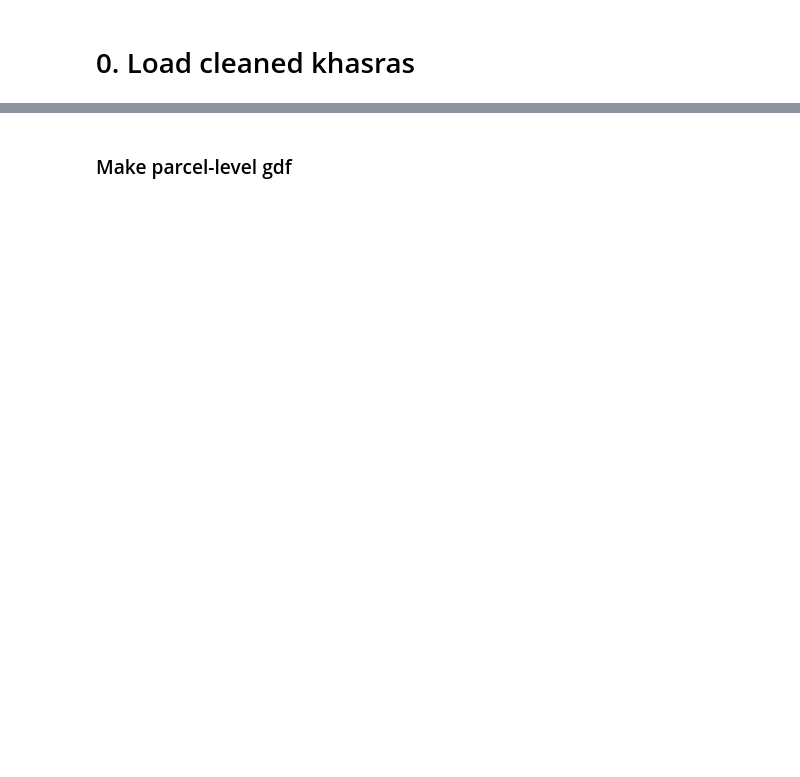
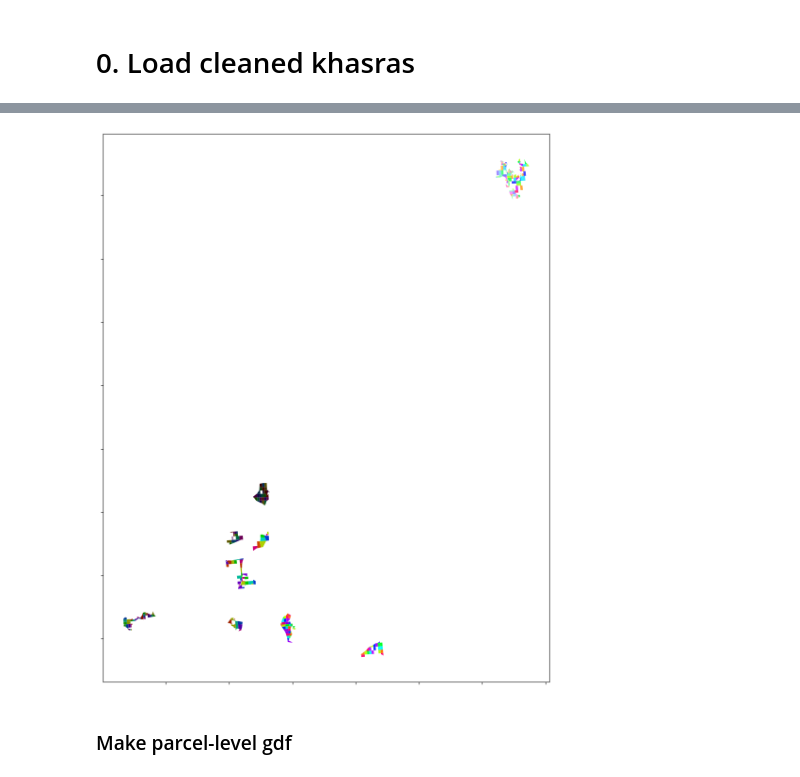
Before and after one commit to IDinsight/idinsight-solar-parks, a Jupyter notebook: notebooks/03_solar_parks_parcel_layers ashok nagar.ipynb, the cells around one changed output, grey strips where cells are left out. Cells and saved outputs as stored; diff of their text form; code cells hidden in the pictures; blank space fills up the shorter version.

```diff
--- a/notebooks/03_solar_parks_parcel_layers ashok nagar.ipynb
+++ b/notebooks/03_solar_parks_parcel_layers ashok nagar.ipynb
@@ -195,5 +114,0 @@ cluster_labels_df, G_filtered_with_parcel_id = (
-# %%
-# add parcel_id to gdf
-gdf_with_parcel_id = gdf.merge(
-    cluster_labels_df, left_index=True, right_index=True, how="left"
-)
@@ -216,3 +115,20 @@ save_shapefiles(
+# %%
+ax = gdf_with_parcel_id.plot(
+    column="khasra_id",
+    cmap=ListedColormap(generate_colormap(len(gdf_with_parcel_id))),
+    figsize=(12, 12),
+)
+ax.set_xticklabels([])
+ax.set_yticklabels([])
+
+plt.tight_layout()
+plt.savefig(
+    DISTRICT_MAPS_OUTPUT_DATA_DIR / "khasras.png",
+    dpi=300,
+    bbox_inches="tight",
+)
+# %% [output]
+[figure, added]
 # %% [markdown]
 ### Make parcel-level gdf
 # %%
```
Also changed, not shown: parts of 120 cells of this notebook, 1 other file.
